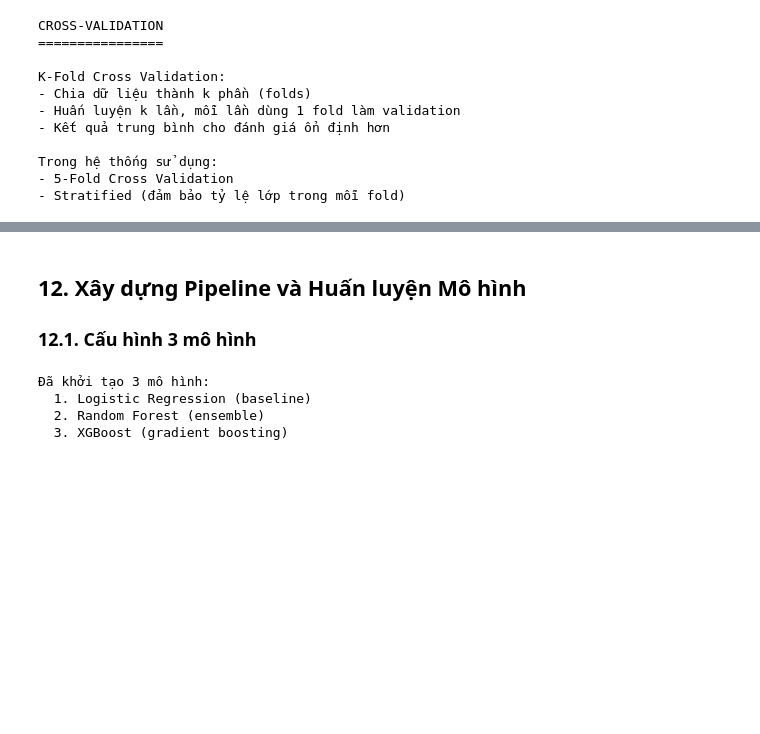
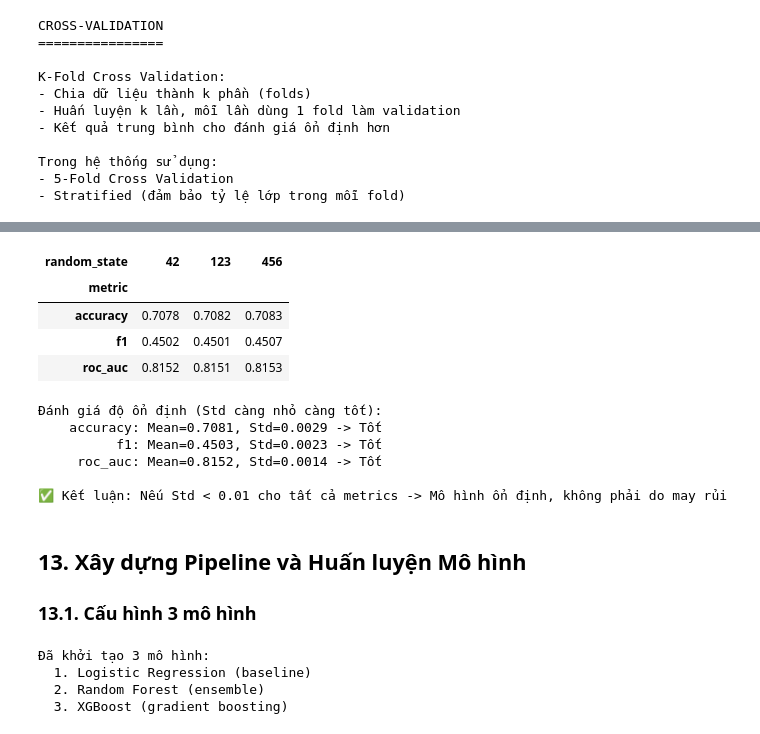
Before and after one commit to bngcVu/diabetes-classification-mining, a Jupyter notebook: notebooks/02_preprocessing_modeling.ipynb, the cells around one changed output, grey strips where cells are left out. Saved outputs shown, nothing was run; the diff lists cells and outputs as text; code cells hidden in the pictures; blank space fills up the shorter version.

```diff
--- a/notebooks/02_preprocessing_modeling.ipynb
+++ b/notebooks/02_preprocessing_modeling.ipynb
@@ -1432,0 +1488,64 @@ Mean F1: 0.4435 (+/- 0.0063)
+# %%
+print("KIỂM CHỨNG ĐỘ ỔN ĐỊNH CỦA XGBOOST")
+print("="*60)
+print("Chạy với 3 random_state khác nhau để đảm bảo kết quả ổn định")
+print("="*60)
+
+stability_results = []
+random_states = [42, 123, 456]
+
+for rs in random_states:
+    print(f"\n--- Random State: {rs} ---")
+
+    # Tạo pipeline với random_state mới
+    xgb_stable = Pipeline(steps=[
+        ("preprocessor", preprocessor),
+        ("classifier", XGBClassifier(
+            n_estimators=180,
+            max_depth=4,
+            learning_rate=0.05,
+            subsample=0.9,
+            colsample_bytree=0.9,
+            objective="binary:logistic",
+            eval_metric="logloss",
+            scale_pos_weight=scale_pos_weight,
+            random_state=rs,
+            n_jobs=-1
+        ))
+    ])
+
+    # 5-Fold CV
+    cv_stable = StratifiedKFold(n_splits=5, shuffle=True, random_state=rs)
+
+    for metric_name, metric_func in [("f1", "f1"), ("roc_auc", "roc_auc"), ("accuracy", "accuracy")]:
+        scores = cross_val_score(xgb_stable, X_train_fe, y_train, cv=cv_stable, scoring=metric_func, n_jobs=-1)
+        for fold_idx, score in enumerate(scores):
+            stability_results.append({
+                "random_state": rs,
+                "fold": fold_idx + 1,
+                "metric": metric_name,
+                "score": score
+            })
+        print(f"  {metric_name:>10s}: {scores.round(4)} -> Mean: {scores.mean():.4f} (+/- {scores.std()*2:.4f})")
+
+# Tổng hợp độ ổn định
+stability_df = pd.DataFrame(stability_results)
+
+# Bảng tổng hợp theo random_state và metric
+stability_summary = stability_df.groupby(["random_state", "metric"])["score"].agg(["mean", "std"]).round(4).reset_index()
+stability_pivot = stability_summary.pivot(index="metric", columns="random_state", values="mean")
+
+print("\n" + "="*60)
+print("TỔNG HỢP ĐỘ ỔN ĐỊNH (Mean scores qua 3 random_states)")
+print("="*60)
+display(stability_pivot)
+
+# Kiểm tra độ lệch chuẩn - càng nhỏ càng ổn định
+overall_stability = stability_df.groupby("metric")["score"].agg(["mean", "std"]).round(4)
+print("\nĐánh giá độ ổn định (Std càng nhỏ càng tốt):")
+for metric, row in overall_stability.iterrows():
+    stability_level = "Tốt" if row["std"] < 0.01 else ("Trung bình" if row["std"] < 0.02 else "Cần cải thiện")
+    print(f"  {metric:>10s}: Mean={row['mean']:.4f}, Std={row['std']:.4f} -> {stability_level}")
+
+print("\n✅ Kết luận: Nếu Std < 0.01 cho tất cả metrics -> Mô hình ổn định, không phải do may rủi")
+# %% [output]
@@ -1433,7 +1569,18 @@ Mean F1: 0.4435 (+/- 0.0063)
+| random_state | 42 | 123 | 456 |
+| metric |  |  |  |
+| accuracy | 0.7078 | 0.7082 | 0.7083 |
+| f1 | 0.4502 | 0.4501 | 0.4507 |
+| roc_auc | 0.8152 | 0.8151 | 0.8153 |
+Đánh giá độ ổn định (Std càng nhỏ càng tốt):
+    accuracy: Mean=0.7081, Std=0.0029 -> Tốt
+          f1: Mean=0.4503, Std=0.0023 -> Tốt
+     roc_auc: Mean=0.8152, Std=0.0014 -> Tốt
+
+✅ Kết luận: Nếu Std < 0.01 cho tất cả metrics -> Mô hình ổn định, không phải do may rủi
 # %% [markdown]
-## 12. Xây dựng Pipeline và Huấn luyện Mô hình
+## 13. Xây dựng Pipeline và Huấn luyện Mô hình
 
-### 12.1. Cấu hình 3 mô hình
+### 13.1. Cấu hình 3 mô hình
 # %%
 # Logistic Regression - Baseline
 logistic_model = Pipeline(steps=[
```
Also changed, not shown: parts of 32 cells of this notebook, 3 other files.
